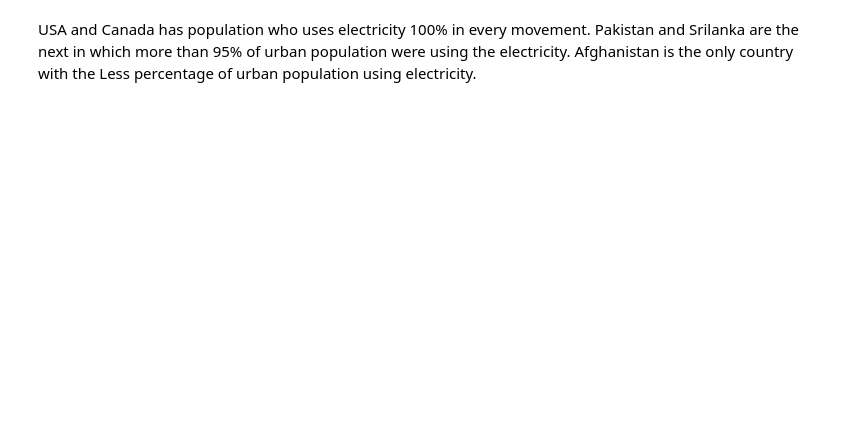
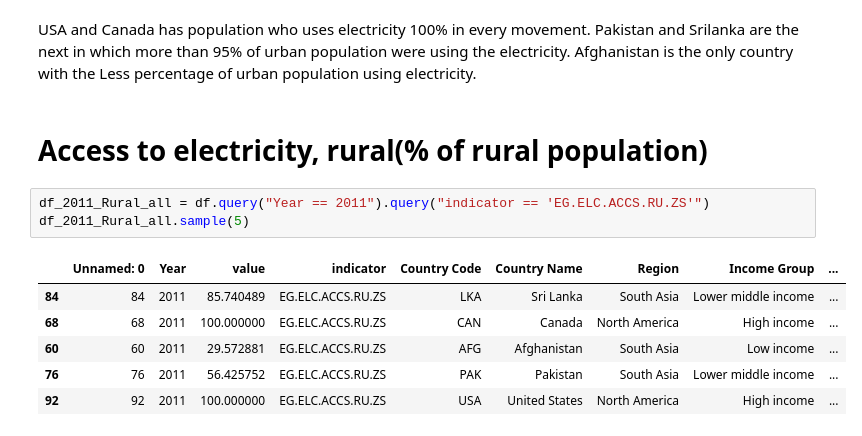
Before and after one commit to DATA-690-SPRING-2022/Sumanth1_Data690, a Jupyter notebook: Part-B/Part_B_Draft.ipynb, the cells around one changed output. Saved outputs shown, nothing was run; the diff lists cells and outputs as text; blank space fills up the shorter version.

```diff
--- a/Part-B/Part_B_Draft.ipynb
+++ b/Part-B/Part_B_Draft.ipynb
@@ -168,3 +168,15 @@ fig.show()
 [interactive output not drawn]
 # %% [markdown]
 USA and Canada has population who uses electricity 100% in every movement. Pakistan and Srilanka are the next in which more than 95% of urban population were using the electricity. Afghanistan is the only country with the Less percentage of urban population using electricity.
+# %% [markdown]
+# Access to electricity, rural(% of rural population)
+# %%
+df_2011_Rural_all = df.query("Year == 2011").query("indicator == 'EG.ELC.ACCS.RU.ZS'")
+df_2011_Rural_all.sample(5)
+# %% [output]
+|  | Unnamed: 0 | Year | value | indicator | Country Code | Country Name | Region | Income Group | ... |
+| 84 | 84 | 2011 | 85.740489 | EG.ELC.ACCS.RU.ZS | LKA | Sri Lanka | South Asia | Lower middle income | ... |
+| 68 | 68 | 2011 | 100.000000 | EG.ELC.ACCS.RU.ZS | CAN | Canada | North America | High income | ... |
+| 60 | 60 | 2011 | 29.572881 | EG.ELC.ACCS.RU.ZS | AFG | Afghanistan | South Asia | Low income | ... |
+| 76 | 76 | 2011 | 56.425752 | EG.ELC.ACCS.RU.ZS | PAK | Pakistan | South Asia | Lower middle income | ... |
+| 92 | 92 | 2011 | 100.000000 | EG.ELC.ACCS.RU.ZS | USA | United States | North America | High income | ... |
```
Also changed, not shown: parts of 13 cells of this notebook.
